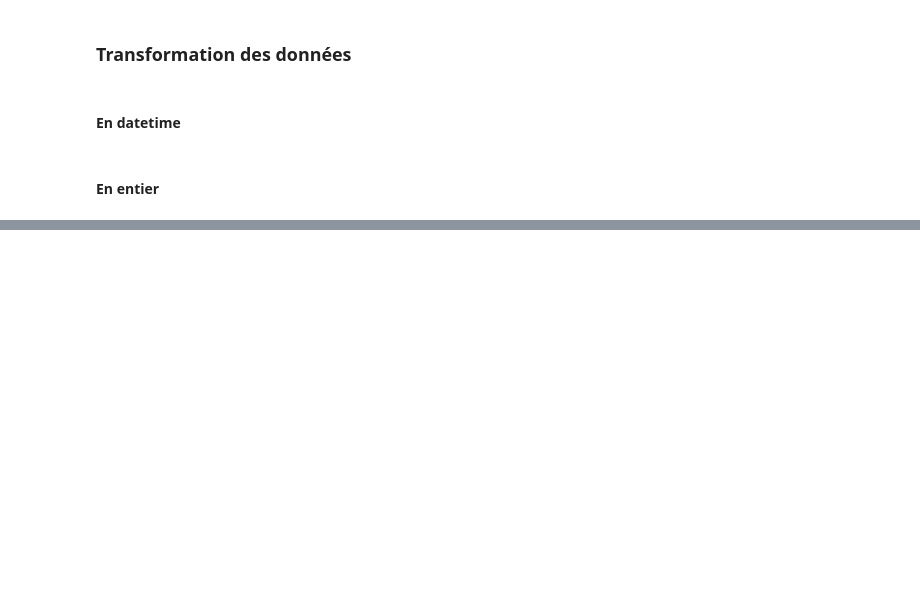
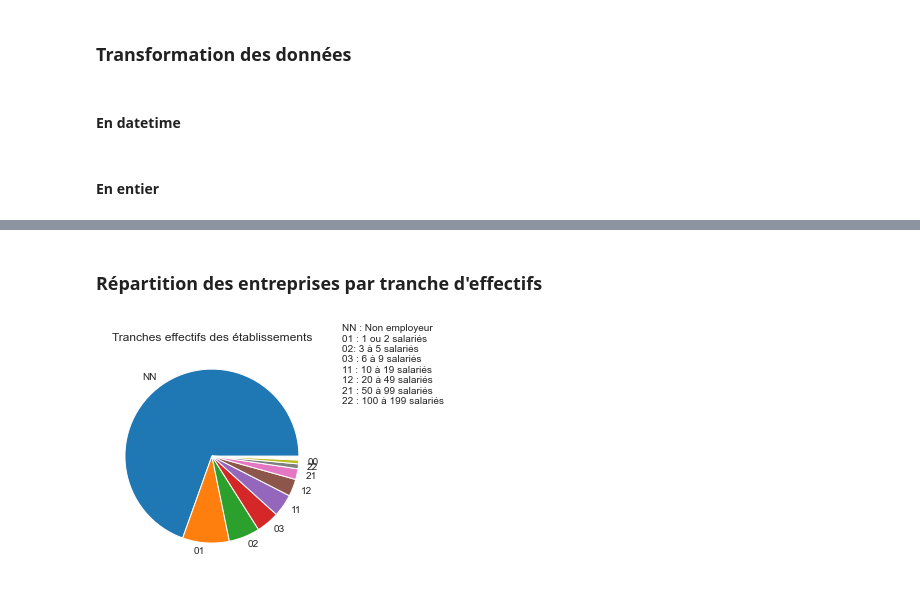
Before and after one commit to JonathanLouamba/Projet_GGVie, a Jupyter notebook: Detection_Etablissement_GGVIE.ipynb, the cells around one changed output, grey strips where cells are left out. Saved outputs shown, nothing was run; the diff lists cells and outputs as text; code cells hidden in the pictures; blank space fills up the shorter version.

```diff
--- a/Detection_Etablissement_GGVIE.ipynb
+++ b/Detection_Etablissement_GGVIE.ipynb
@@ -386,0 +201,15 @@ df.head(100)
+# %% [markdown]
+### Répartition des entreprises par tranche d'effectifs
+# %%
+seuil_angle = 2
+s = df['trancheEffectifsEtablissement'].value_counts(normalize=True)
+angles = s * 360
+indices = angles > seuil_angle
+valeurs = s[indices]
+plt.pie(valeurs, labels=valeurs.index)
+plt.title('Tranches effectifs des établissements')
+#plt.legend(loc='upper right')
+plt.text(1.5, 0.6, 'NN : Non employeur\n01 : 1 ou 2 salariés\n02: 3 à 5 salariés\n03 : 6 à 9 salariés\n11 : 10 à 19 salariés\n12 : 20 à 49 salariés\n21 : 50 à 99 salariés\n22 : 100 à 199 salariés')
+plt.show()
+# %% [output]
+[figure, added]
```
Also changed, not shown: parts of 41 cells of this notebook, 1 other file.
